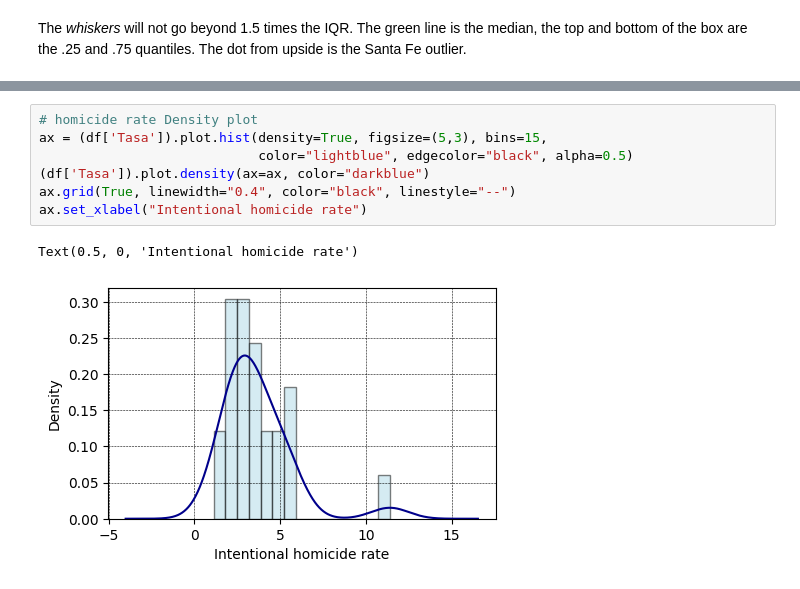
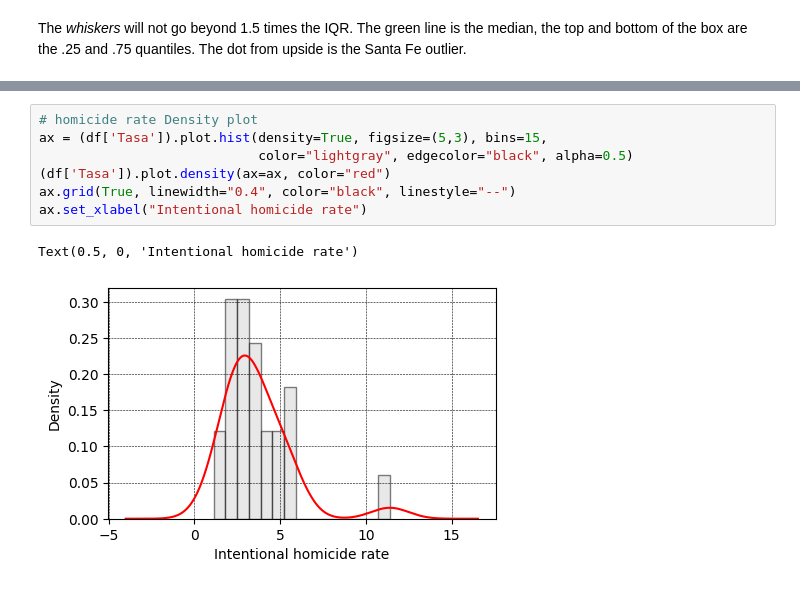
Before and after one commit to matuneville/practical-statistics-book, a Jupyter notebook: src/chapter_01/ExploratoryDataAnalysis_Py.ipynb, the cells around one changed output, grey strips where cells are left out. Cells and saved outputs as stored; diff of their text form.

```diff
--- a/src/chapter_01/ExploratoryDataAnalysis_Py.ipynb
+++ b/src/chapter_01/ExploratoryDataAnalysis_Py.ipynb
@@ -133,10 +120,10 @@ Text(0.5, 0, 'Intentional homicide rate')
 # %%
 # homicide rate Density plot
 ax = (df['Tasa']).plot.hist(density=True, figsize=(5,3), bins=15,
-                            color="lightblue", edgecolor="black", alpha=0.5)
-(df['Tasa']).plot.density(ax=ax, color="darkblue")
+                            color="lightgray", edgecolor="black", alpha=0.5)
+(df['Tasa']).plot.density(ax=ax, color="red")
 ax.grid(True, linewidth="0.4", color="black", linestyle="--")
 ax.set_xlabel("Intentional homicide rate")
 # %% [output]
 Text(0.5, 0, 'Intentional homicide rate')
-[figure, old version]
+[figure, new version]
```
Also changed, not shown: parts of 14 cells of this notebook, 3 other files.
